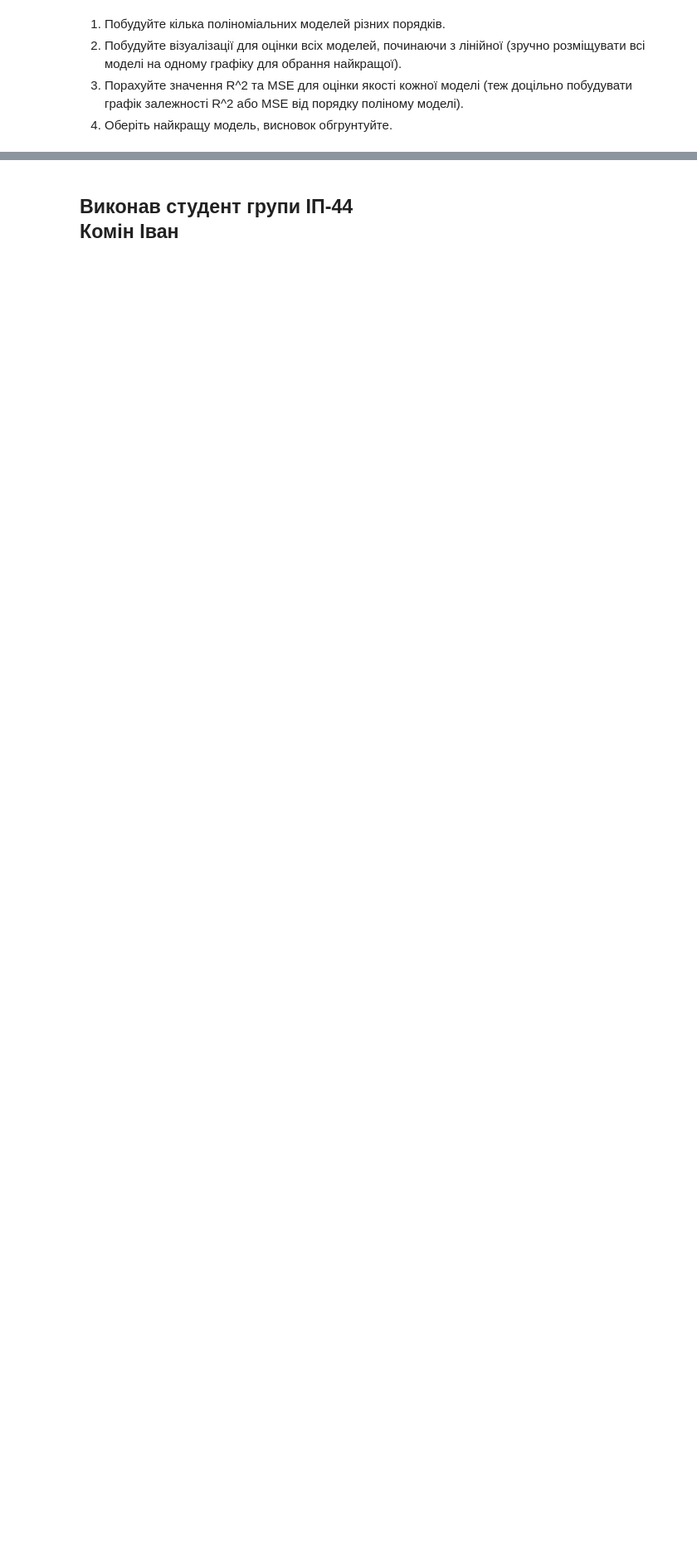
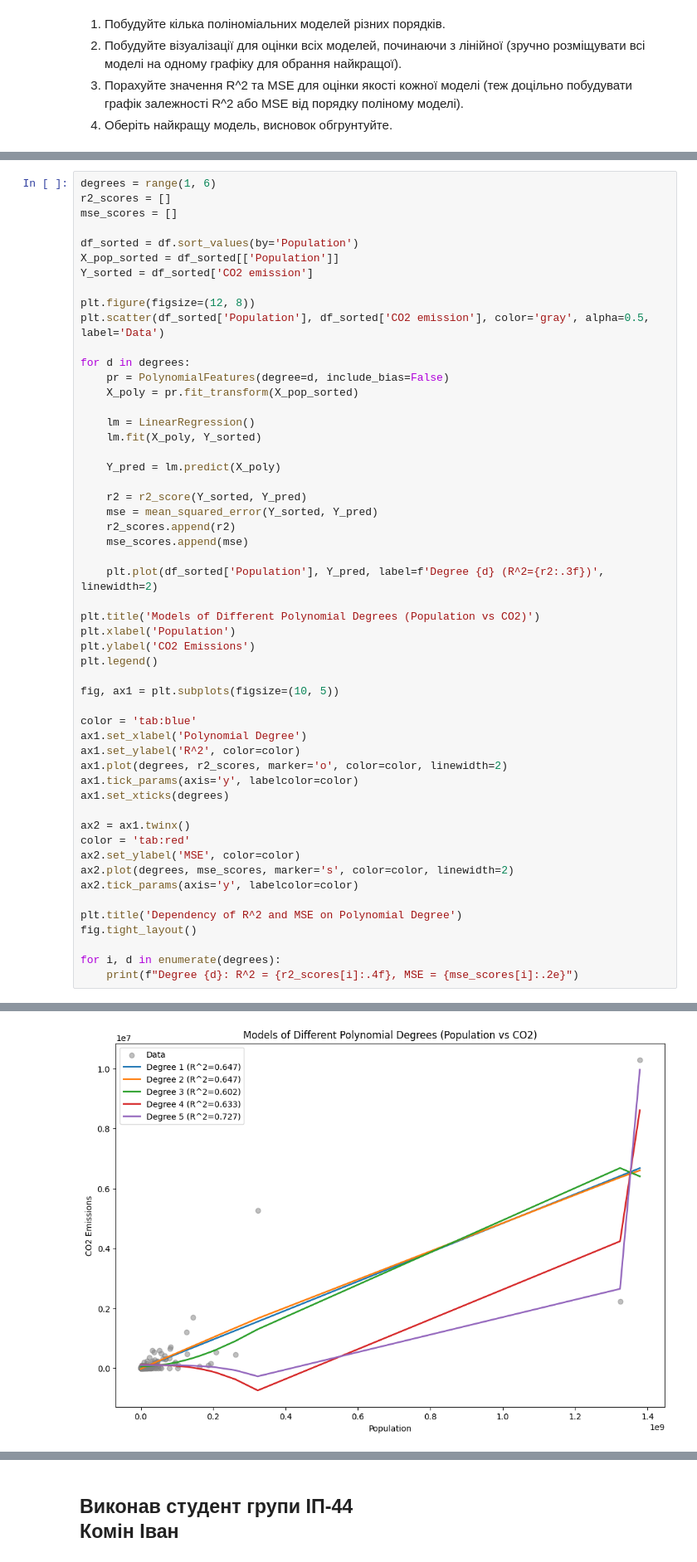
Before and after one commit to ivankomin/data_science_labs, a Jupyter notebook: lab3/DA-3-2.ipynb, the cells around one changed output, grey strips where cells are left out. Shown at 83% size. Cells and saved outputs as stored; diff of their text form; blank space fills up the shorter version.

```diff
--- a/lab3/DA-3-2.ipynb
+++ b/lab3/DA-3-2.ipynb
@@ -504,0 +431,54 @@ Best MSE: 2061590246.8757
+# %%
+degrees = range(1, 6)
+r2_scores = []
+mse_scores = []
+
+df_sorted = df.sort_values(by='Population')
+X_pop_sorted = df_sorted[['Population']]
+Y_sorted = df_sorted['CO2 emission']
+
+plt.figure(figsize=(12, 8))
+plt.scatter(df_sorted['Population'], df_sorted['CO2 emission'], color='gray', alpha=0.5, label='Data')
+
+for d in degrees:
+    pr = PolynomialFeatures(degree=d, include_bias=False)
+    X_poly = pr.fit_transform(X_pop_sorted)
+
+    lm = LinearRegression()
+    lm.fit(X_poly, Y_sorted)
+
+    Y_pred = lm.predict(X_poly)
+
+    r2 = r2_score(Y_sorted, Y_pred)
+    mse = mean_squared_error(Y_sorted, Y_pred)
+    r2_scores.append(r2)
+    mse_scores.append(mse)
+
+    plt.plot(df_sorted['Population'], Y_pred, label=f'Degree {d} (R^2={r2:.3f})', linewidth=2)
+
+plt.title('Models of Different Polynomial Degrees (Population vs CO2)')
+plt.xlabel('Population')
+plt.ylabel('CO2 Emissions')
+plt.legend()
+
+fig, ax1 = plt.subplots(figsize=(10, 5))
+
+color = 'tab:blue'
+ax1.set_xlabel('Polynomial Degree')
+ax1.set_ylabel('R^2', color=color)
+ax1.plot(degrees, r2_scores, marker='o', color=color, linewidth=2)
+ax1.tick_params(axis='y', labelcolor=color)
+ax1.set_xticks(degrees)
+
+ax2 = ax1.twinx()
+color = 'tab:red'
+ax2.set_ylabel('MSE', color=color)
+ax2.plot(degrees, mse_scores, marker='s', color=color, linewidth=2)
+ax2.tick_params(axis='y', labelcolor=color)
+
+plt.title('Dependency of R^2 and MSE on Polynomial Degree')
+fig.tight_layout()
+
+for i, d in enumerate(degrees):
+    print(f"Degree {d}: R^2 = {r2_scores[i]:.4f}, MSE = {mse_scores[i]:.2e}")
+# %% [output]
@@ -504,0 +490 @@ Best MSE: 2061590246.8757
+[figure, added]
```
Also changed, not shown: parts of 5 cells of this notebook.
